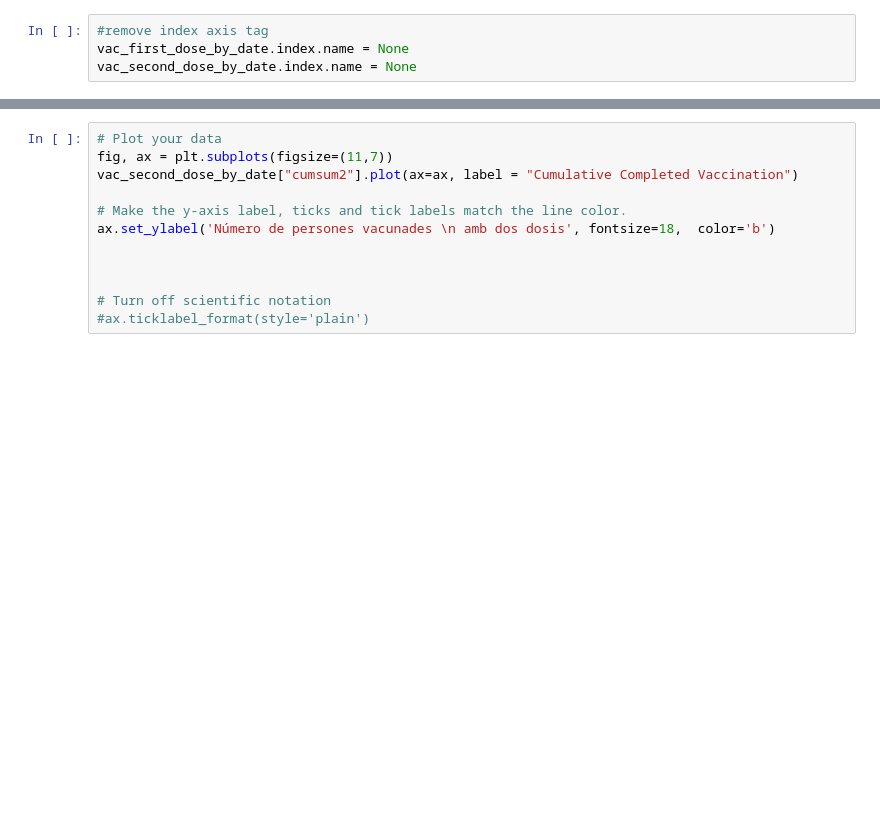
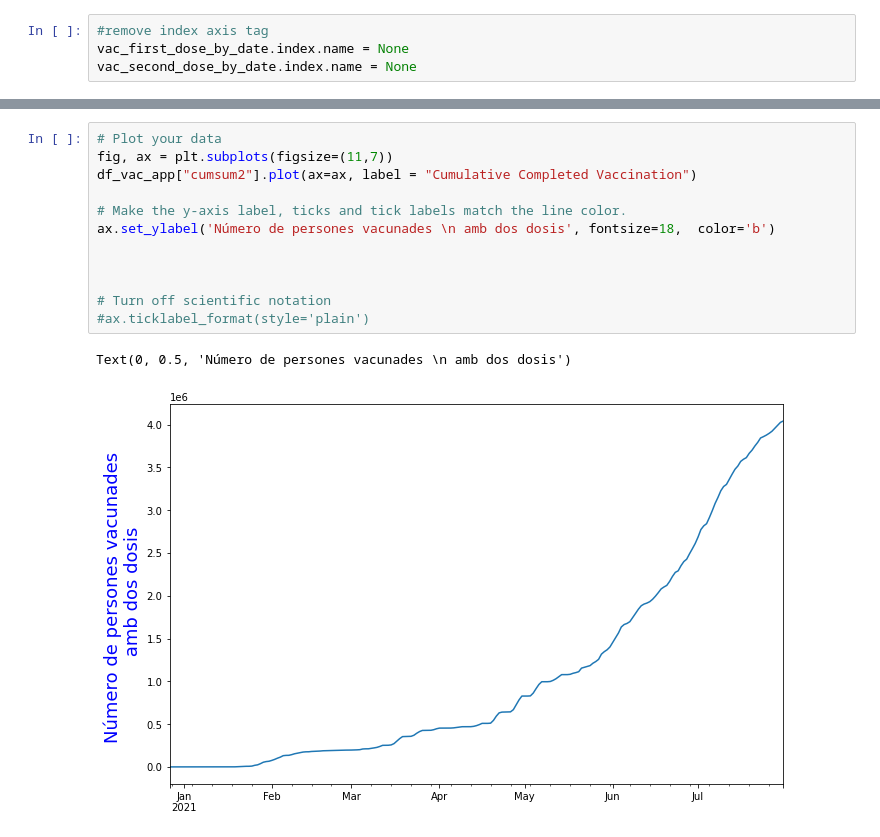
Before and after one commit to JosepAnSabate/blog_post_vac, a Jupyter notebook: Data_vaccinacio_matplotlib.ipynb, the cells around one changed output, grey strips where cells are left out. Saved outputs shown, nothing was run; the diff lists cells and outputs as text; blank space fills up the shorter version.

```diff
--- a/Data_vaccinacio_matplotlib.ipynb
+++ b/Data_vaccinacio_matplotlib.ipynb
@@ -239,12 +361,15 @@ ax.legend()
 # %%
 # Plot your data
 fig, ax = plt.subplots(figsize=(11,7))
-vac_second_dose_by_date["cumsum2"].plot(ax=ax, label = "Cumulative Completed Vaccination")
+df_vac_app["cumsum2"].plot(ax=ax, label = "Cumulative Completed Vaccination")
 
 # Make the y-axis label, ticks and tick labels match the line color.
 ax.set_ylabel('Número de persones vacunades \n amb dos dosis', fontsize=18,  color='b')
 
 
 
 # Turn off scientific notation
 #ax.ticklabel_format(style='plain')
+# %% [output]
+Text(0, 0.5, 'Número de persones vacunades \n amb dos dosis')
+[figure, added]
```
Also changed, not shown: parts of 28 cells of this notebook, 1 other file.
